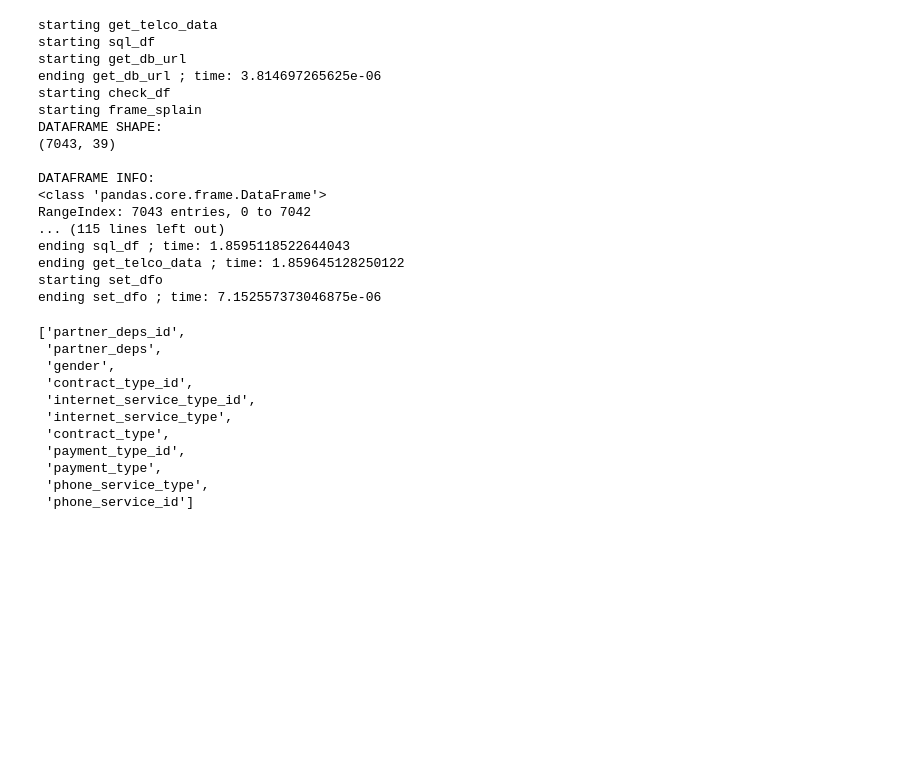
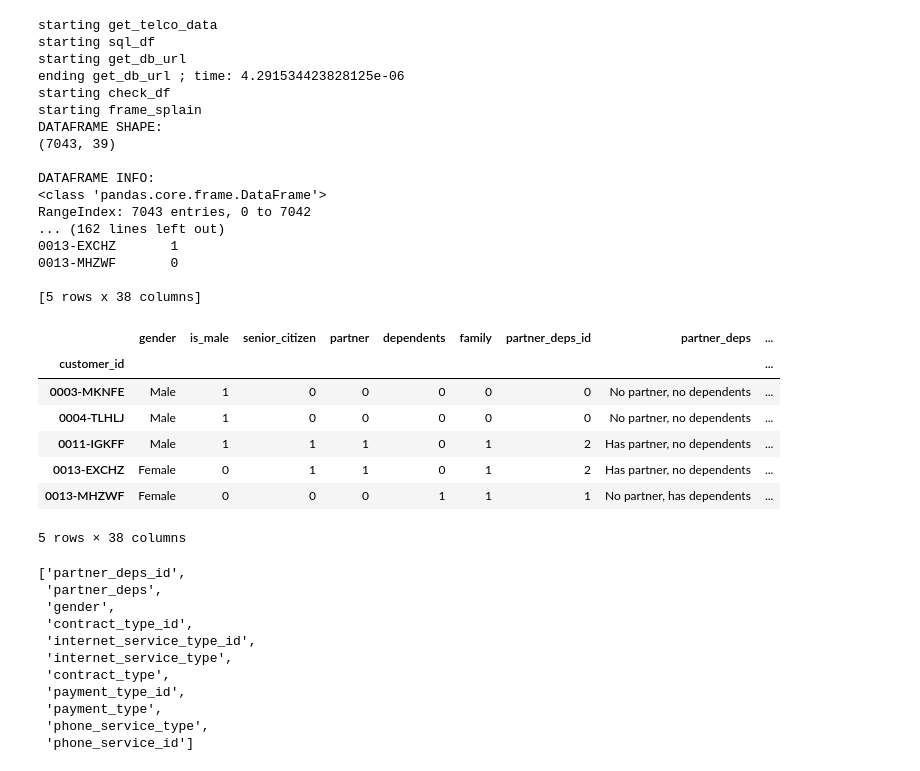
Before and after one commit to kjeliasen/TelcOMG, a Jupyter notebook: Telco_Churn_working.ipynb, the cells around one changed output. Drawn from its saved outputs; the diff is of its cells as text; code cells hidden in the pictures; blank space fills up the shorter version.

```diff
--- a/Telco_Churn_working.ipynb
+++ b/Telco_Churn_working.ipynb
@@ -26,13 +26,13 @@ splain = local_settings.splain
 debug = local_settings.debug
 # %%
     df = get_telco_data(splain=splain)
-    df.set_index('customer_id')
-    dfo = prep.set_dfo(dfo_df=df, y_column='churn', splain=True)
+    df = df.set_index('customer_id')
+    print(df.head(5))
 # %% [output]
 starting get_telco_data
 starting sql_df
 starting get_db_url
-ending get_db_url ; time: 3.814697265625e-06
+ending get_db_url ; time: 4.291534423828125e-06
 starting check_df
 starting frame_splain
 DATAFRAME SHAPE:
@@ -41,9 +41,20 @@ DATAFRAME SHAPE:
 DATAFRAME INFO:
 <class 'pandas.core.frame.DataFrame'>
 RangeIndex: 7043 entries, 0 to 7042
-... (115 lines left out)
-ending sql_df ; time: 1.8595118522644043
-ending get_telco_data ; time: 1.859645128250122
-starting set_dfo
-ending set_dfo ; time: 7.152557373046875e-06
+... (162 lines left out)
+0013-EXCHZ       1
+0013-MHZWF       0
+
+[5 rows x 38 columns]
+# %%
+df.head(5)
+# %% [output]
+|  | gender | is_male | senior_citizen | partner | dependents | family | partner_deps_id | partner_deps | ... |
+| customer_id |  |  |  |  |  |  |  |  | ... |
+| 0003-MKNFE | Male | 1 | 0 | 0 | 0 | 0 | 0 | No partner, no dependents | ... |
+| 0004-TLHLJ | Male | 1 | 0 | 0 | 0 | 0 | 0 | No partner, no dependents | ... |
+| 0011-IGKFF | Male | 1 | 1 | 1 | 0 | 1 | 2 | Has partner, no dependents | ... |
+| 0013-EXCHZ | Female | 0 | 1 | 1 | 0 | 1 | 2 | Has partner, no dependents | ... |
+| 0013-MHZWF | Female | 0 | 0 | 0 | 1 | 1 | 1 | No partner, has dependents | ... |
+5 rows × 38 columns
 # %%
```
Also changed, not shown: parts of 30 cells of this notebook, 3 other files.
